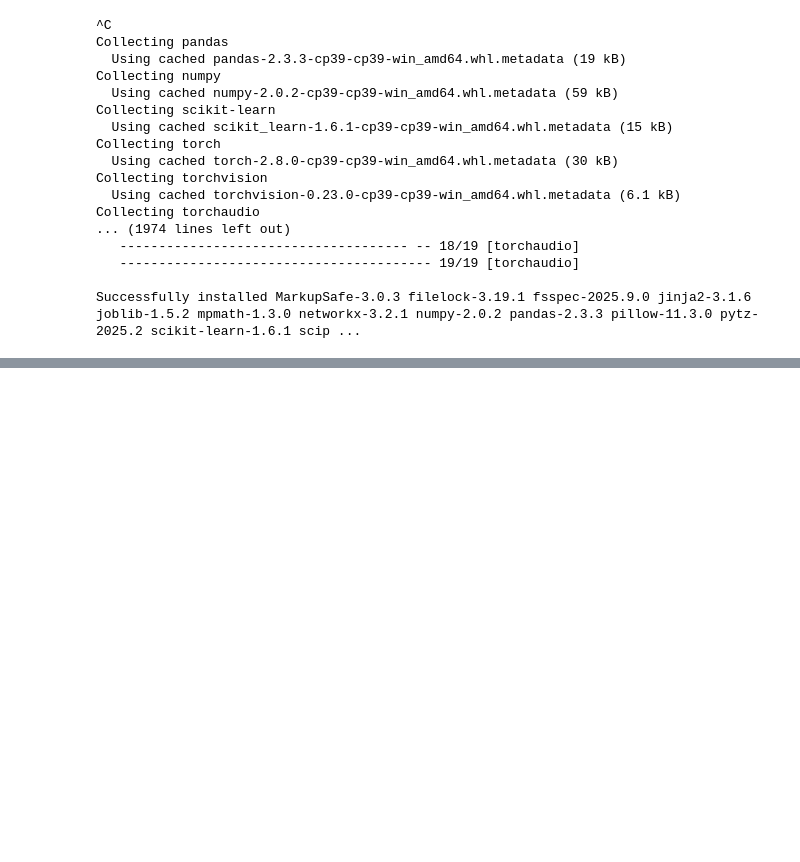
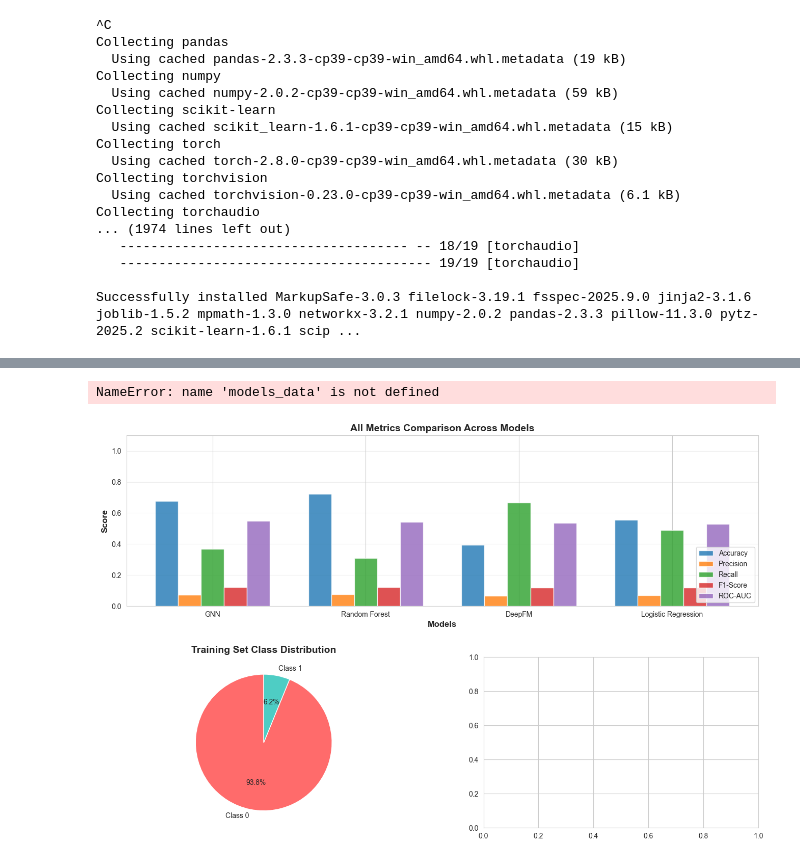
Before and after one commit to OscarEscriba/Proyecto-2-Data-Science, a Jupyter notebook: proyecto2.ipynb, the cells around one changed output, grey strips where cells are left out. Cells and saved outputs as stored; diff of their text form; code cells hidden in the pictures; blank space fills up the shorter version.

```diff
--- a/proyecto2.ipynb
+++ b/proyecto2.ipynb
@@ -573,0 +621,52 @@ plt.show()
+# %%
+fig = plt.figure(figsize=(16, 10))
+
+gs = fig.add_gridspec(2, 2, hspace=0.3, wspace=0.3)
+ax1 = fig.add_subplot(gs[0, :])
+ax2 = fig.add_subplot(gs[1, 0])
+ax3 = fig.add_subplot(gs[1, 1])
+
+models = results_df['Model'].tolist()
+metrics_to_plot = ['Accuracy', 'Precision', 'Recall', 'F1-Score', 'ROC-AUC']
+x = np.arange(len(models))
+width = 0.15
+
+for i, metric in enumerate(metrics_to_plot):
+    values = results_df[metric].tolist()
+    offset = width * (i - 2)
+    ax1.bar(x + offset, values, width, label=metric, alpha=0.8)
+
+ax1.set_xlabel('Models', fontsize=12, fontweight='bold')
+ax1.set_ylabel('Score', fontsize=12, fontweight='bold')
+ax1.set_title('All Metrics Comparison Across Models', fontsize=14, fontweight='bold')
+ax1.set_xticks(x)
+ax1.set_xticklabels(models, rotation=0)
+ax1.legend(loc='lower right', fontsize=10)
+ax1.set_ylim(0, 1.1)
+ax1.grid(axis='y', alpha=0.3)
+
+class_dist = y_train.value_counts()
+ax2.pie(class_dist.values, labels=[f'Class {i}' for i in class_dist.index],
+        autopct='%1.1f%%', startangle=90, colors=['#FF6B6B', '#4ECDC4'])
+ax2.set_title('Training Set Class Distribution', fontsize=14, fontweight='bold')
+
+model_colors = {'Logistic Regression': '#FF6B6B', 'Random Forest': '#4ECDC4',
+                'GNN': '#45B7D1', 'DeepFM': '#FFA07A'}
+for model_name, pred_proba in models_data:
+    fpr, tpr, _ = roc_curve(y_val, pred_proba)
+    roc_auc = auc(fpr, tpr)
+    ax3.plot(fpr, tpr, lw=2, label=f'{model_name} (AUC={roc_auc:.3f})',
+             color=model_colors[model_name])
+
+ax3.plot([0, 1], [0, 1], 'k--', lw=2, label='Random')
+ax3.set_xlabel('False Positive Rate', fontsize=12, fontweight='bold')
+ax3.set_ylabel('True Positive Rate', fontsize=12, fontweight='bold')
+ax3.set_title('ROC Curves - All Models', fontsize=14, fontweight='bold')
+ax3.legend(loc='lower right', fontsize=9)
+ax3.grid(alpha=0.3)
+
+plt.savefig('comprehensive_analysis.png', dpi=300, bbox_inches='tight')
+plt.show()
+# %% [output]
+NameError: name 'models_data' is not defined
+[figure, added]
```
Also changed, not shown: parts of 48 cells of this notebook.
